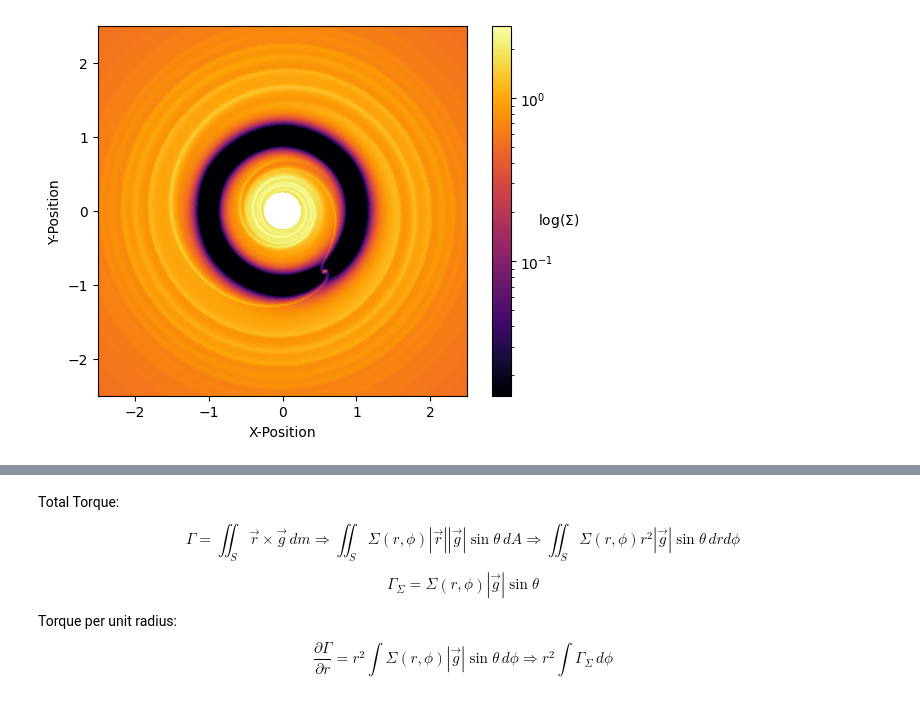
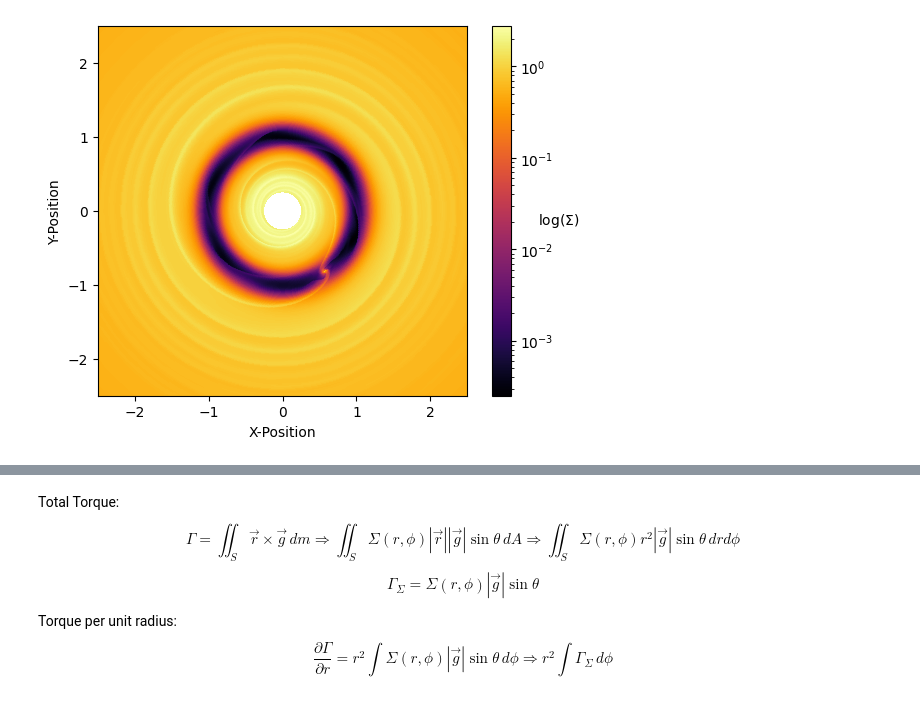
Before and after one commit to SudatKhan/athena_simulations, a Jupyter notebook: resonance_torque.ipynb, the cells around one changed output, grey strips where cells are left out. Drawn from its saved outputs; the diff is of its cells as text; code cells hidden in the pictures.

```diff
--- a/resonance_torque.ipynb
+++ b/resonance_torque.ipynb
@@ -24,12 +24,15 @@ d_phip1 = phip1_c[:, None]
 d_phip1 = d_phip1[1:] - d_phip1[:-1]
 d_rp1 = rp1_c[1:] - rp1_c[:-1]
 # %%
-data = np.genfromtxt('/home/sudat/test/checking_torque/disk.hst')
-data2 = athena_read.athdf('/home/sudat/cca/fixed/jupiter-jupiter/a1d5_fixed/disk.out1.00720.athdf')
+data = np.genfromtxt('/home/sudat/test/a1d2/disk.hst')
+data2 = athena_read.athdf('/home/sudat/test/a1d4/disk.out1.00750.athdf')
 time = data[:,0] / (2*np.pi)
 sum_torque1 = data[:,10]
-inner_lindblad_torque1 = data[:,11]
-outer_lindblad_torque1 = data[:,12]
+ilt1 = data[:, 11]
+olt1 = data[:,12]
+sum_torque2 = data[:,13]
+ilt2 = data[:,14]
+olt2 = data[:,15]
 
 dens = data2.get('dens')[0]
 r = data2.get('x1v')
@@ -55,12 +58,12 @@ yp1 = rp1_c[None,:] * np.sin(phip1_c[:, None])
 x = r_c[None,:] * np.cos(phi_c[:,None])
 y = r_c[None,:] * np.sin(phi_c[:, None])
 # %%
-plt.pcolormesh(xp1, yp1, densp1, cmap='inferno', norm='log', vmin=0.015)
+plt.pcolormesh(xp1, yp1, densp1, cmap='inferno', norm='log')
 plt.xlabel('X-Position')
 plt.ylabel('Y-Position')
 plt.axis('square')
 plt.xlim(-2.5,2.5)
 plt.ylim(-2.5,2.5)
 plt.colorbar().set_label(r'log($\Sigma$)', rotation=0)
 # %% [output]
-[figure, old version]
+[figure, new version]
```
Also changed, not shown: parts of 40 cells of this notebook.
